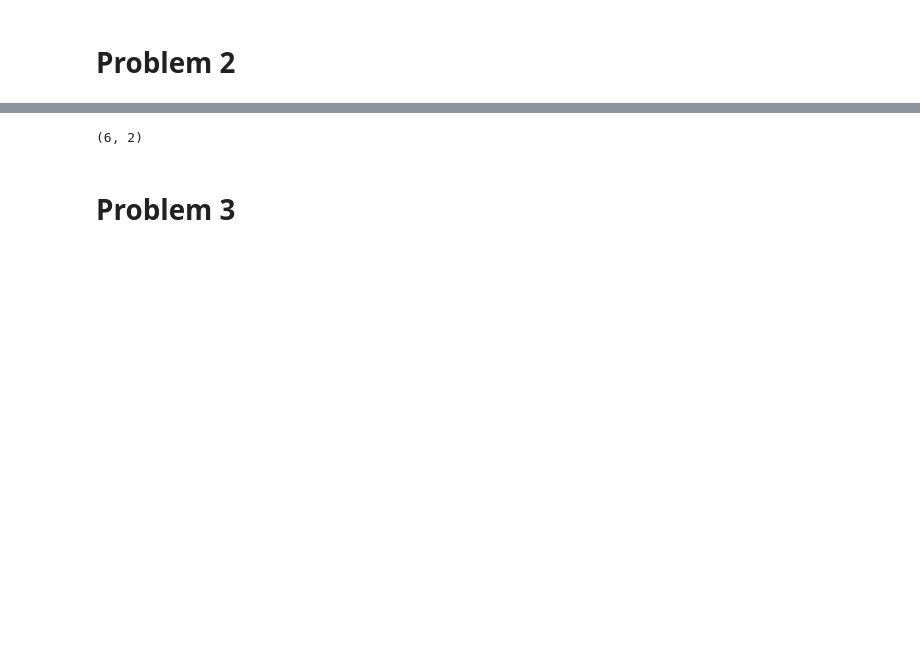
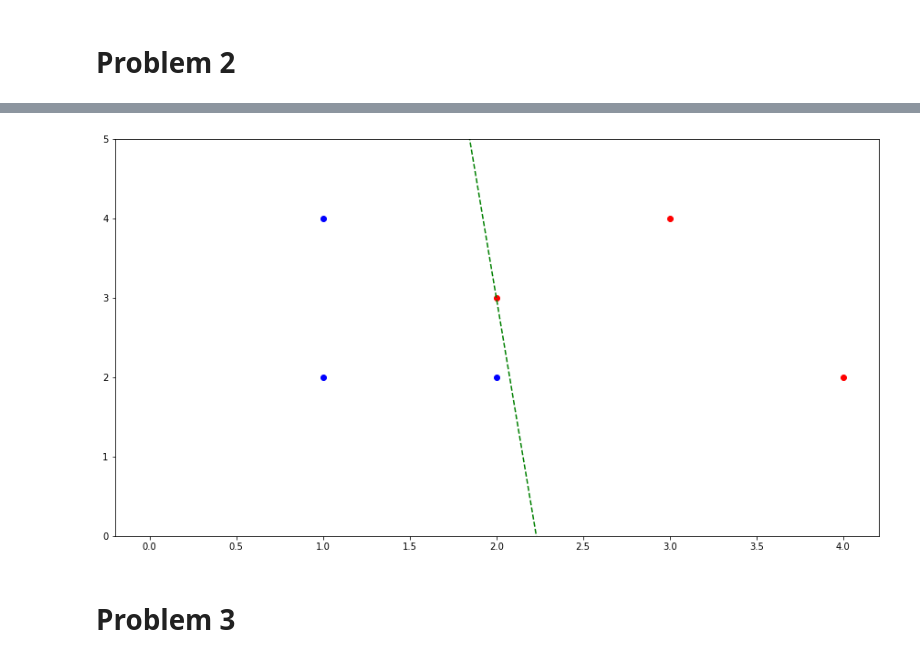
Before and after one commit to vishaldeep15/EE526-HW, a Jupyter notebook: hw1/HW1_VD.ipynb, the cells around one changed output, grey strips where cells are left out. Drawn from its saved outputs; the diff is of its cells as text; code cells hidden in the pictures; blank space fills up the shorter version.

Commit message:
Solve problem 2 implement perceptron algorithm

```diff
--- a/hw1/HW1_VD.ipynb
+++ b/hw1/HW1_VD.ipynb
@@ -180,7 +114,52 @@ TypeError: zip argument #2 must support iteration
-# %%
-print(trainingData.shape)
-# %% [output]
-(6, 2)
+# %%
+# Generate the given training data
+trainingData = []
+trainingData.append(np.array([1, 2]))
+trainingData.append(np.array([1, 4]))
+trainingData.append(np.array([2, 2]))
+trainingData.append(np.array([4, 2]))
+trainingData.append(np.array([3, 4]))
+trainingData.append(np.array([2, 3]))
+
+# Output label
+y = np.array([1, 1, 1, -1, -1, -1])
+
+# Define the parameters
+theta = np.zeros((3))
+iterations = 100
+learningRate = 0.1
+
+# Train data
+thetaUpdated = perceptTrain(theta, trainingData, y, iterations, learningRate)
+
+# Calculate boundary line
+x = np.linspace(0, 4, 10)
+bias = thetaUpdated[0]
+m = -(thetaUpdated[1]/thetaUpdated[2])
+c = -(bias/thetaUpdated[2])
+y = m*x + c
+
+# Predict data
+yPred = np.zeros((1), dtype=int)
+yPred = np.delete(yPred, 0, axis=0)
+
+# Plots
+fig, ax = plt.subplots(figsize=(15, 8))
+params = {'legend.fontsize': 25}
+plt.rcParams.update(params)
+
+for idx in range(len(trainingData)):
+    prediction = perceptPredict(trainingData[idx], theta)
+    yPred = np.hstack((yPred, prediction))
+    col = np.where(prediction == 1, 'blue', 'red')
+    plt.scatter(trainingData[idx][0], trainingData[idx][1], color=f'{col}')
+
+plt.plot(x, y, 'g--')
+plt.ylim(0, 5)
+
+plt.show()
+# %% [output]
+[figure, added]
 # %% [markdown]
 # Problem 3
 # %%
```
Also changed, not shown: parts of 4 cells of this notebook.
